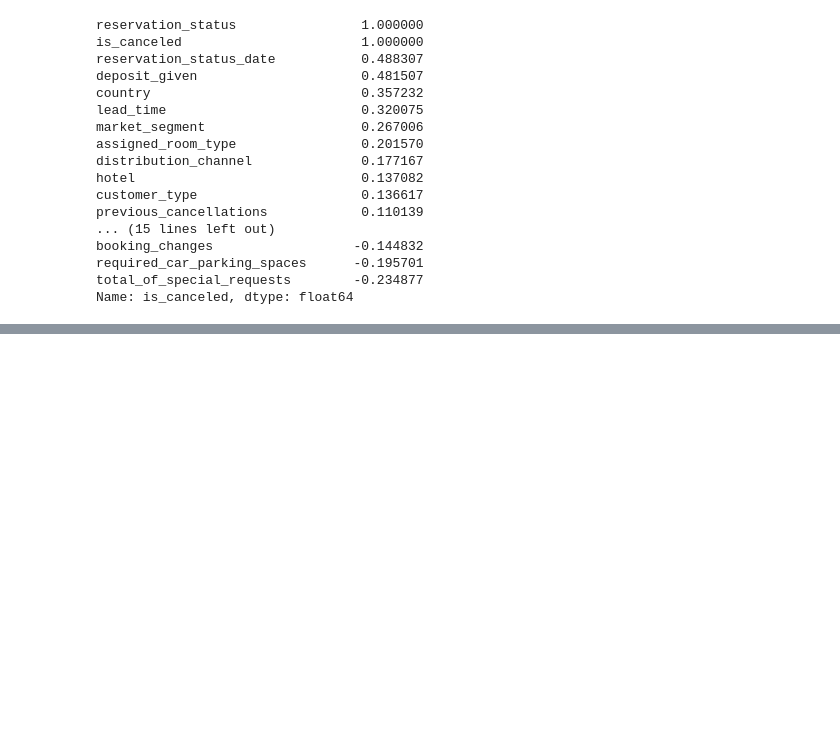
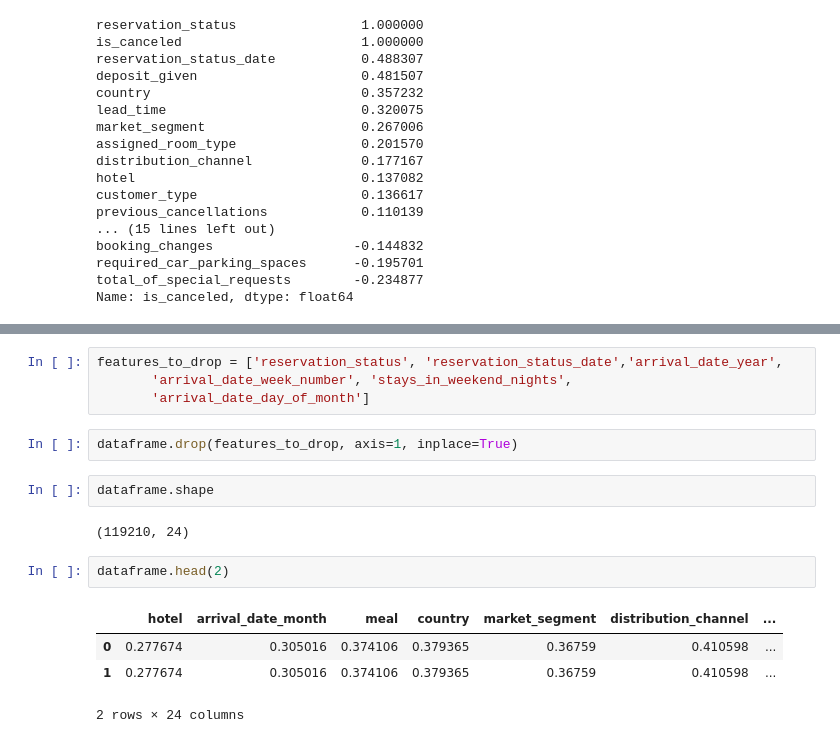
Before and after one commit to uguranium/ml-hb-cancellation, a Jupyter notebook: hb_cancellation_prediction.ipynb, the cells around one changed output, grey strips where cells are left out. Drawn from its saved outputs; the diff is of its cells as text; blank space fills up the shorter version.

```diff
--- a/hb_cancellation_prediction.ipynb
+++ b/hb_cancellation_prediction.ipynb
@@ -794,0 +807,17 @@ Name: is_canceled, dtype: float64
+# %%
+features_to_drop = ['reservation_status', 'reservation_status_date','arrival_date_year',
+       'arrival_date_week_number', 'stays_in_weekend_nights',
+       'arrival_date_day_of_month']
+# %%
+dataframe.drop(features_to_drop, axis=1, inplace=True)
+# %%
+dataframe.shape
+# %% [output]
+(119210, 24)
+# %%
+dataframe.head(2)
+# %% [output]
+|  | hotel | arrival_date_month | meal | country | market_segment | distribution_channel | ... |
+| 0 | 0.277674 | 0.305016 | 0.374106 | 0.379365 | 0.36759 | 0.410598 | ... |
+| 1 | 0.277674 | 0.305016 | 0.374106 | 0.379365 | 0.36759 | 0.410598 | ... |
+2 rows × 24 columns
```
Also changed, not shown: parts of 14 cells of this notebook.
